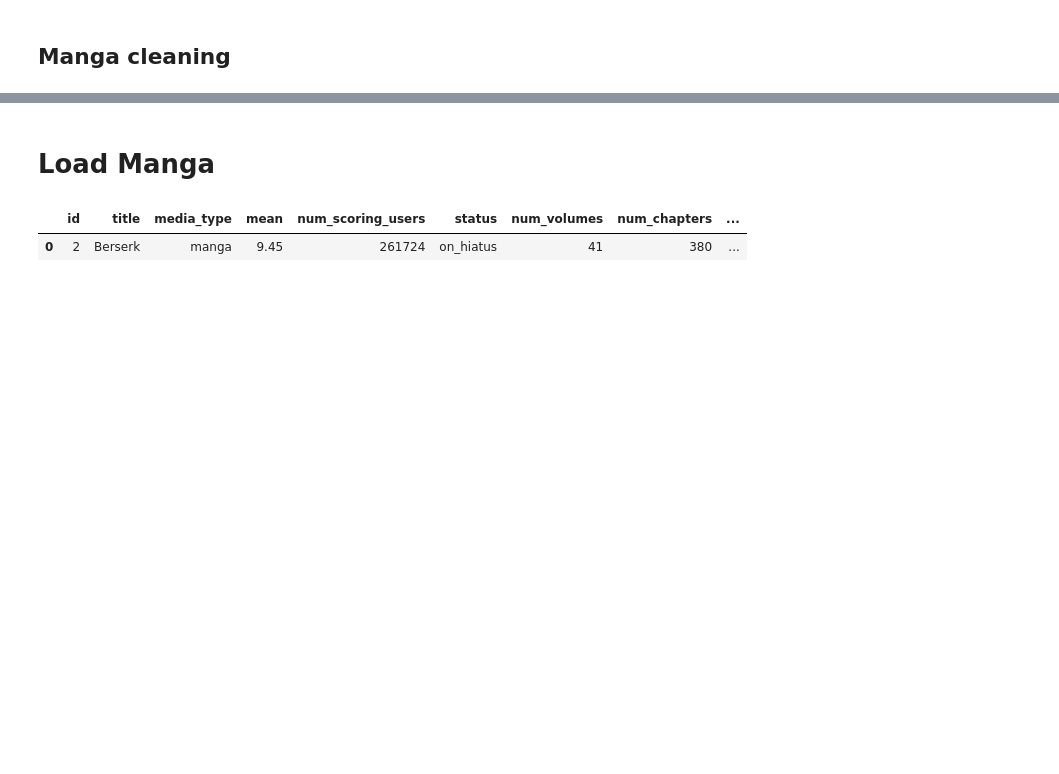
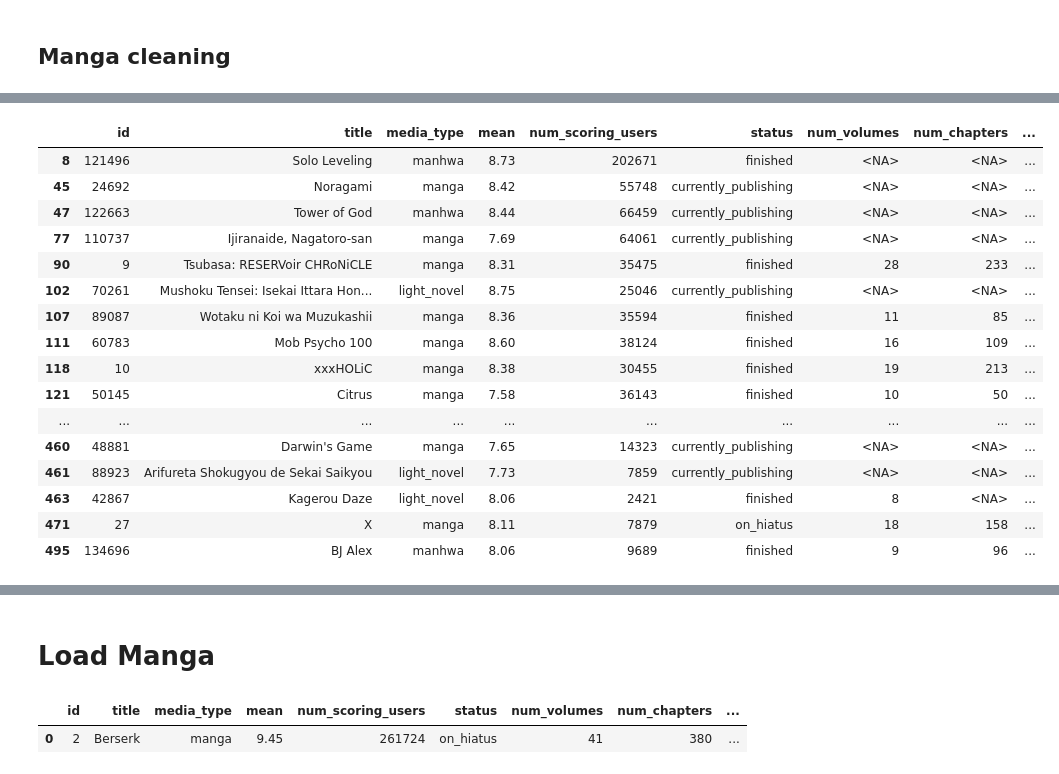
Before and after one commit to andreu-vall/myanimelist-api-scraping, a Jupyter notebook: manga.ipynb, the cells around one changed output, grey strips where cells are left out. Saved outputs shown, nothing was run; the diff lists cells and outputs as text; code cells hidden in the pictures; blank space fills up the shorter version.

```diff
--- a/manga.ipynb
+++ b/manga.ipynb
@@ -201,0 +168,20 @@ manga.head(1)
+# %%
+manga[manga['authors'].str[0].str['node'].str['first_name']=='']
+# %% [output]
+|  | id | title | media_type | mean | num_scoring_users | status | num_volumes | num_chapters | ... |
+| 8 | 121496 | Solo Leveling | manhwa | 8.73 | 202671 | finished | <NA> | <NA> | ... |
+| 45 | 24692 | Noragami | manga | 8.42 | 55748 | currently_publishing | <NA> | <NA> | ... |
+| 47 | 122663 | Tower of God | manhwa | 8.44 | 66459 | currently_publishing | <NA> | <NA> | ... |
+| 77 | 110737 | Ijiranaide, Nagatoro-san | manga | 7.69 | 64061 | currently_publishing | <NA> | <NA> | ... |
+| 90 | 9 | Tsubasa: RESERVoir CHRoNiCLE | manga | 8.31 | 35475 | finished | 28 | 233 | ... |
+| 102 | 70261 | Mushoku Tensei: Isekai Ittara Hon... | light_novel | 8.75 | 25046 | currently_publishing | <NA> | <NA> | ... |
+| 107 | 89087 | Wotaku ni Koi wa Muzukashii | manga | 8.36 | 35594 | finished | 11 | 85 | ... |
+| 111 | 60783 | Mob Psycho 100 | manga | 8.60 | 38124 | finished | 16 | 109 | ... |
+| 118 | 10 | xxxHOLiC | manga | 8.38 | 30455 | finished | 19 | 213 | ... |
+| 121 | 50145 | Citrus | manga | 7.58 | 36143 | finished | 10 | 50 | ... |
+| ... | ... | ... | ... | ... | ... | ... | ... | ... | ... |
+| 460 | 48881 | Darwin's Game | manga | 7.65 | 14323 | currently_publishing | <NA> | <NA> | ... |
+| 461 | 88923 | Arifureta Shokugyou de Sekai Saikyou | light_novel | 7.73 | 7859 | currently_publishing | <NA> | <NA> | ... |
+| 463 | 42867 | Kagerou Daze | light_novel | 8.06 | 2421 | finished | 8 | <NA> | ... |
+| 471 | 27 | X | manga | 8.11 | 7879 | on_hiatus | 18 | 158 | ... |
+| 495 | 134696 | BJ Alex | manhwa | 8.06 | 9689 | finished | 9 | 96 | ... |
```
Also changed, not shown: parts of 12 cells of this notebook, 1 other file.
